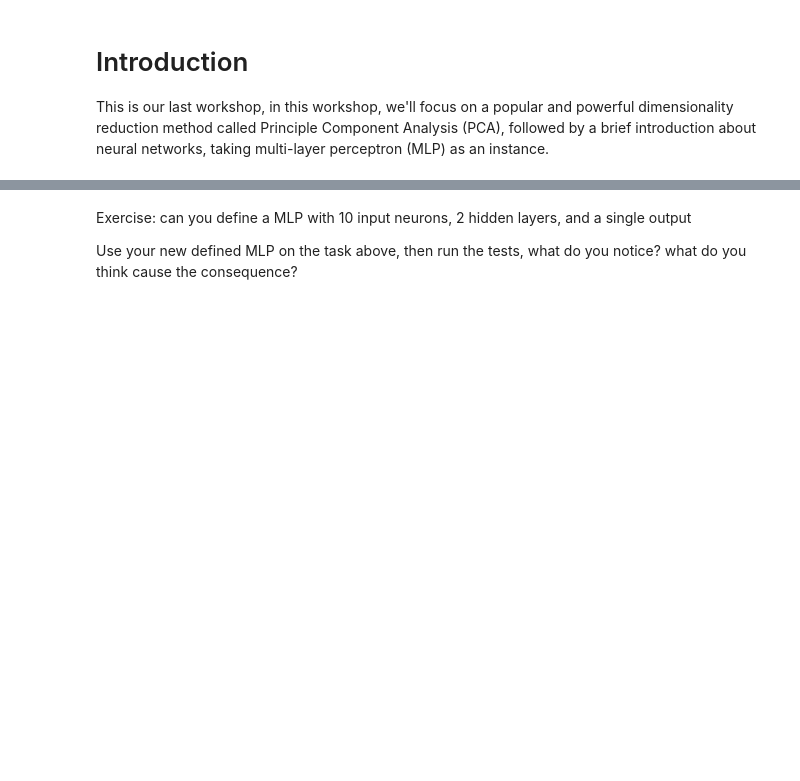
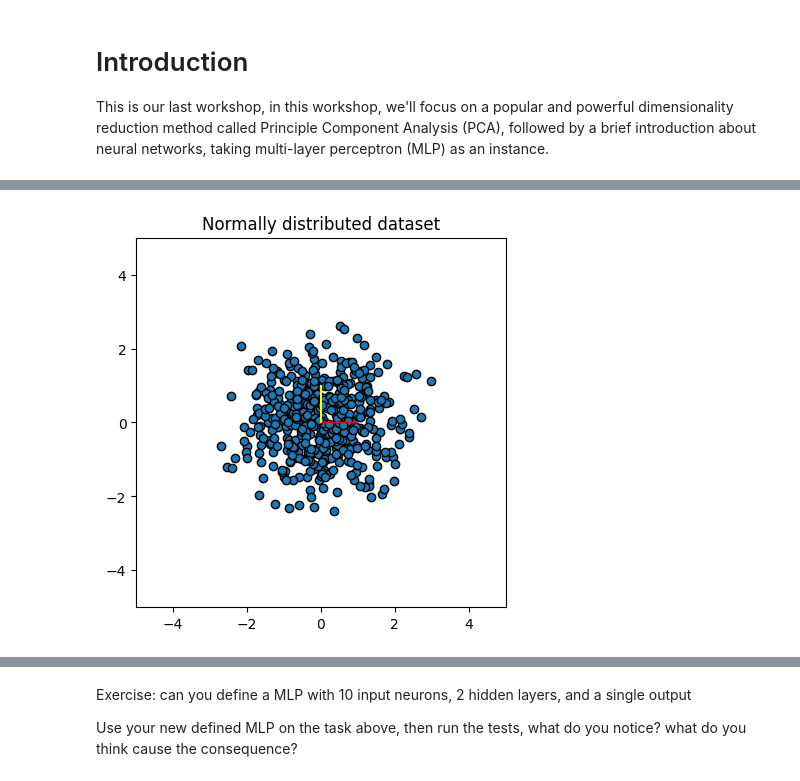
Before and after one commit to BristolDataScienceSociety/Workshop2024-25, a Jupyter notebook: Workshop8/Workshop8.ipynb, the cells around one changed output, grey strips where cells are left out. Cells and saved outputs as stored; diff of their text form; code cells hidden in the pictures; blank space fills up the shorter version.

```diff
--- a/Workshop8/Workshop8.ipynb
+++ b/Workshop8/Workshop8.ipynb
@@ -18,2 +95,14 @@ This is our last workshop, in this workshop, we'll focus on a popular and powerf
 # %%
-# Another example, as exercise
+x = np.random.normal(0, 1, 500)
+y = np.random.normal(0, 1, 500)
+
+plt.xlim(-5, 5)
+plt.ylim(-5, 5)
+plt.gca().set_aspect(1)
+plt.scatter(x, y, edgecolors="black")
+plt.arrow(0, 0, 1, 0, color="red")
+plt.arrow(0, 0, 0, 1, color="yellow")
+plt.title("Normally distributed dataset")
+plt.show()
+# %% [output]
+[figure, added]
```
Also changed, not shown: parts of 30 cells of this notebook, 1 other file.
